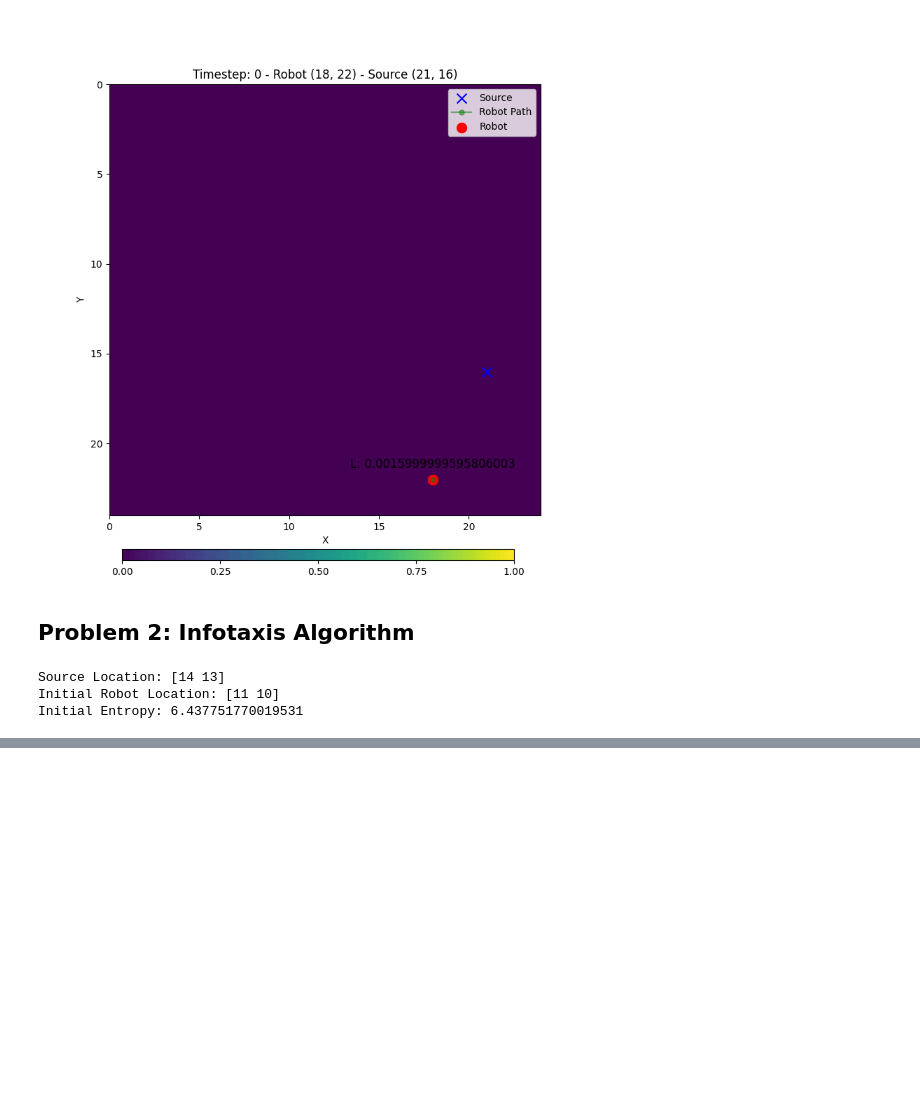
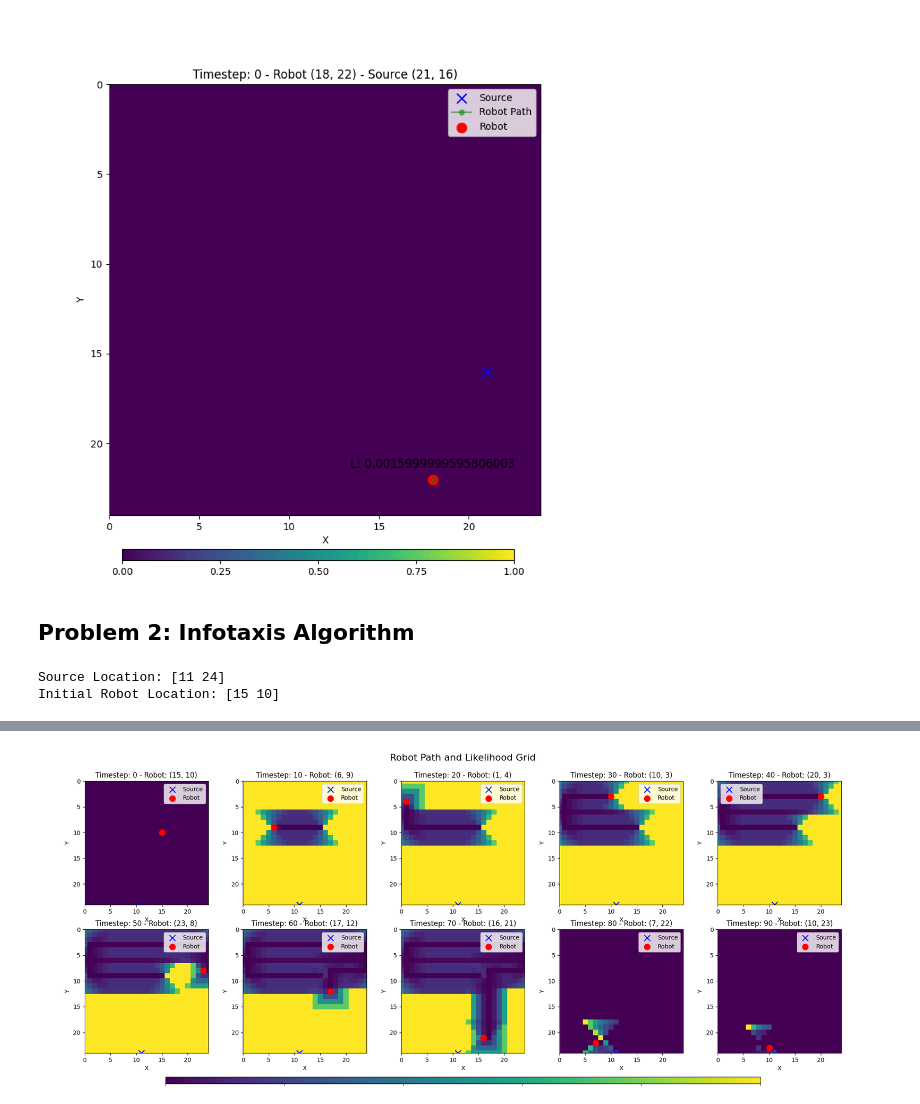
Before and after one commit to Sharwin24/Active-Learning, a Jupyter notebook: homework2/hw2.ipynb, the cells around one changed output, grey strips where cells are left out. Cells and saved outputs as stored; diff of their text form; code cells hidden in the pictures; blank space fills up the shorter version.

Commit message:
Infotaxis

```diff
--- a/homework2/hw2.ipynb
+++ b/homework2/hw2.ipynb
@@ -44,29 +68,6 @@ Where D is the signal source location and the number is the reciprocal of the li
 # %% [markdown]
 ## Problem 1: Exploration Strategy
 # %%
-# Grid constants and initialization
-GRID_SIZE = 25
-TOTAL_CELLS = GRID_SIZE * GRID_SIZE
-
-ACTIONS = torch.tensor(
-    [
-        [-1, 0],  # up
-        [1, 0],  # down
-        [0, -1],  # left
-        [0, 1],  # right
-        [0, 0]  # stay
-    ],
-    device=DEV,
-).float()
-
-X = torch.arange(GRID_SIZE, device=DEV).float()
-Y = torch.arange(GRID_SIZE, device=DEV).float()
-X, Y = torch.meshgrid(X, Y, indexing='ij')
-GRID_POSITIONS = torch.stack([X.flatten(), Y.flatten()], dim=1).to(DEV)
-
-def in_bounds(x, y):
-    return (0 <= x < GRID_SIZE) and (0 <= y < GRID_SIZE)
-
 # Create the likelihood matrix
 likelihood_matrix = np.zeros((7, 7))
 likelihood_matrix[3, 3] = 1.0  # Center point has the highest likelihood
@@ -208,7 +209,7 @@ def visualize_likelihood(L):
   plt.title('Likelihood Grid')
   plt.show()
 
-def create_exploration_plots(source_location, robot_path, L_list, NUM_TIMESTEPS=100):
+def create_exploration_plots(problem, source_location, robot_path, L_list, NUM_TIMESTEPS=100):
     # Visualize the likelihood grid with heatmap
     fig, axes = plt.subplots(2, 5, figsize=(20, 8))
     timesteps_per_plot = NUM_TIMESTEPS // 10
@@ -243,10 +244,10 @@ def create_exploration_plots(source_location, robot_path, L_list, NUM_TIMESTEPS=
     # plt.tight_layout()
     plt.suptitle('Robot Path and Likelihood Grid', fontsize=16)
     plt.subplots_adjust(top=0.90, bottom=0.1, left=0.05, right=0.95)
-    plt.savefig("problem1.png")
+    plt.savefig(f"problem{problem}.png")
 
-robot_path, L_list, source = exploration()
-create_exploration_plots(source, robot_path, L_list)
+# robot_path, L_list, source = exploration()
+# create_exploration_plots(source, robot_path, L_list)
 
 Image(filename='problem1.png')
 # %% [output]
@@ -331,17 +389,8 @@ def entropy(L):
 # %%
-# Randomly sample a source location and an initial location of the robot
-source_location = torch.randint(0, GRID_SIZE, (2,), device=DEV)
-robot_location = torch.randint(0, GRID_SIZE, (2,), device=DEV)
-print(f"Source Location: {source_location.cpu().numpy()}")
-print(f"Initial Robot Location: {robot_location.cpu().numpy()}")
+robot_path, L_list, source = infotaxis_exploration()
+create_exploration_plots(2, source, robot_path, L_list)
 
-# Implement the Infotaxis algorithm to choose the optimal action at each time step to maximize
-# the expected entropy reduction (information gain) until convergence.
-L = create_likelihood()
-H = entropy(L)
-
-print(f"Initial Entropy: {H.item()}")
+Image(filename='problem2.png')
 # %% [output]
-Source Location: [14 13]
-Initial Robot Location: [11 10]
-Initial Entropy: 6.437751770019531
+Source Location: [11 24]
+Initial Robot Location: [15 10]
@@ -347,0 +399 @@ Initial Entropy: 6.437751770019531
+[figure, added]
```
Also changed, not shown: parts of 6 cells of this notebook, 2 other files.
